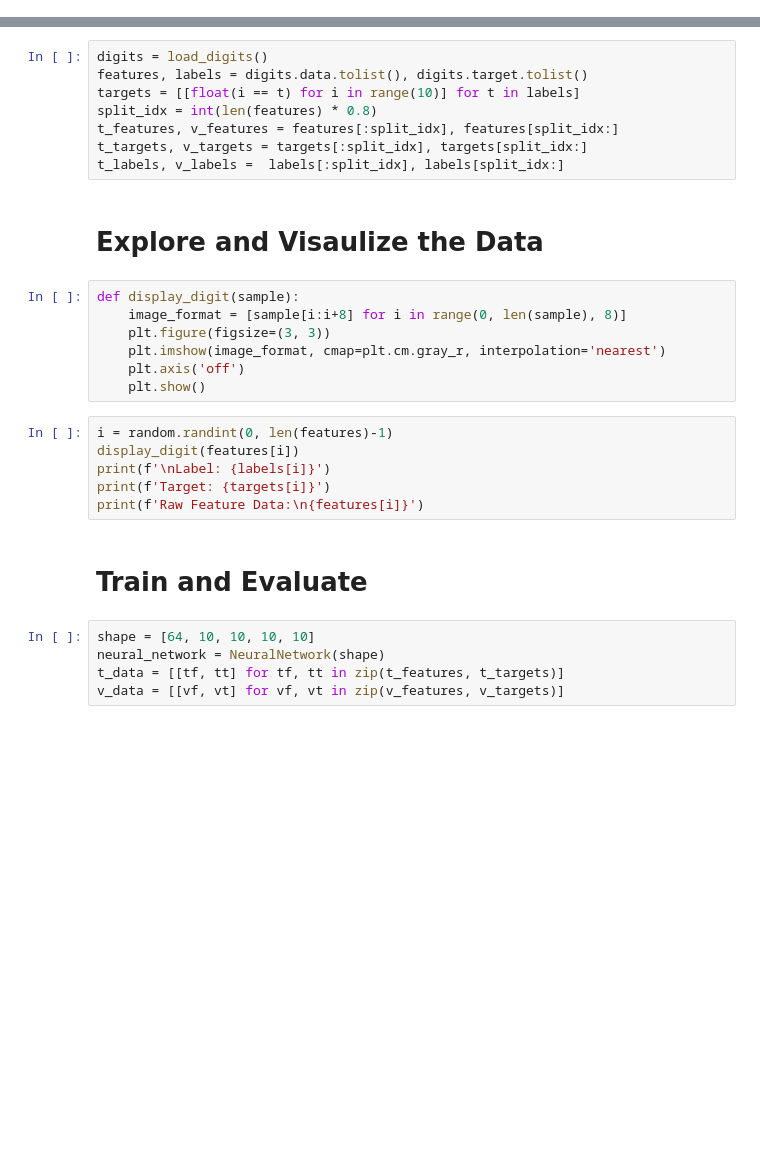
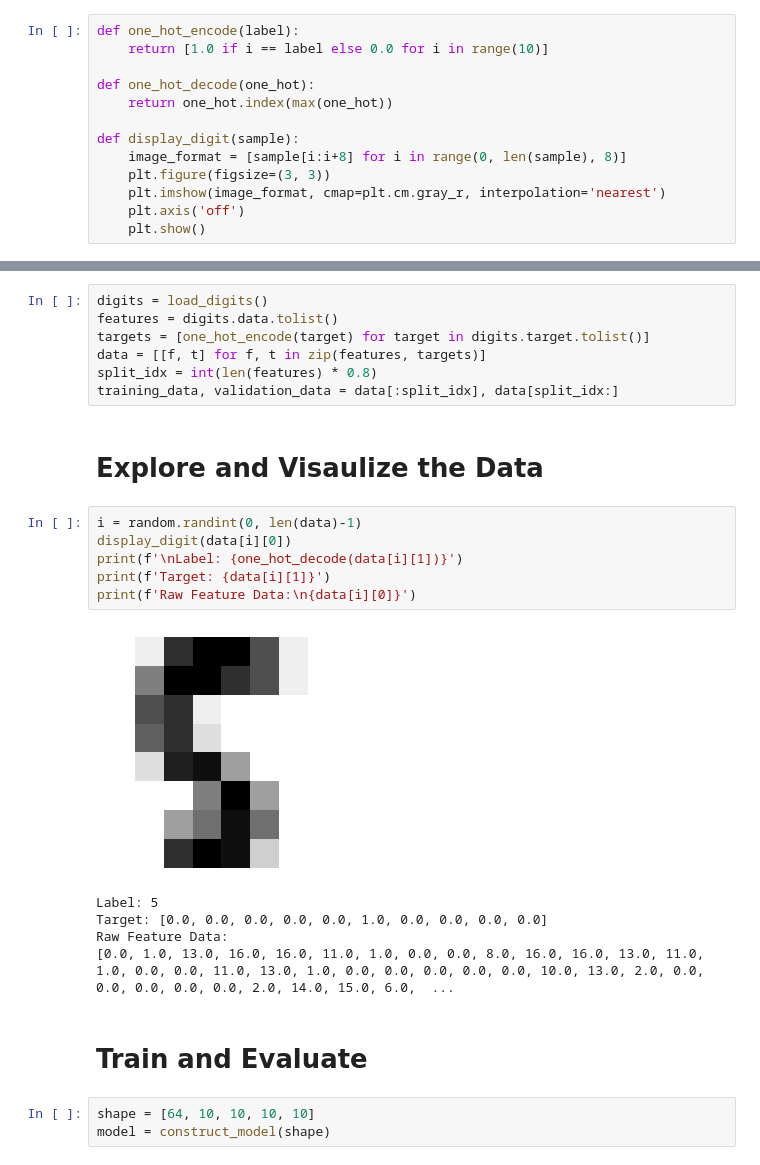
Before and after one commit to EldritchCometh/neural_network_jupyter, a Jupyter notebook: part_07_a_real_classification_task.ipynb, the cells around one changed output, grey strips where cells are left out. Saved outputs shown, nothing was run; the diff lists cells and outputs as text; blank space fills up the shorter version.

```diff
--- a/part_07_a_real_classification_task.ipynb
+++ b/part_07_a_real_classification_task.ipynb
@@ -9,33 +11,42 @@ from sklearn.datasets import load_digits
+# %%
+def one_hot_encode(label):
+    return [1.0 if i == label else 0.0 for i in range(10)]
+
+def one_hot_decode(one_hot):
+    return one_hot.index(max(one_hot))
+
+def display_digit(sample):
+    image_format = [sample[i:i+8] for i in range(0, len(sample), 8)]
+    plt.figure(figsize=(3, 3))
+    plt.imshow(image_format, cmap=plt.cm.gray_r, interpolation='nearest')
+    plt.axis('off')
+    plt.show()
 # %% [markdown]
 # **Load and Prep the Data**
 # %%
 digits = load_digits()
-features, labels = digits.data.tolist(), digits.target.tolist()
-targets = [[float(i == t) for i in range(10)] for t in labels]
+features = digits.data.tolist()
+targets = [one_hot_encode(target) for target in digits.target.tolist()]
+data = [[f, t] for f, t in zip(features, targets)]
 split_idx = int(len(features) * 0.8)
-t_features, v_features = features[:split_idx], features[split_idx:]
-t_targets, v_targets = targets[:split_idx], targets[split_idx:]
-t_labels, v_labels =  labels[:split_idx], labels[split_idx:]
+training_data, validation_data = data[:split_idx], data[split_idx:]
 # %% [markdown]
 # **Explore and Visaulize the Data**
-# %%
-def display_digit(sample):
-    image_format = [sample[i:i+8] for i in range(0, len(sample), 8)]
-    plt.figure(figsize=(3, 3))
-    plt.imshow(image_format, cmap=plt.cm.gray_r, interpolation='nearest')
-    plt.axis('off')
-    plt.show()
 # %%
-i = random.randint(0, len(features)-1)
-display_digit(features[i])
-print(f'\nLabel: {labels[i]}')
-print(f'Target: {targets[i]}')
-print(f'Raw Feature Data:\n{features[i]}')
+i = random.randint(0, len(data)-1)
+display_digit(data[i][0])
+print(f'\nLabel: {one_hot_decode(data[i][1])}')
+print(f'Target: {data[i][1]}')
+print(f'Raw Feature Data:\n{data[i][0]}')
+# %% [output]
+[figure, added]
+Label: 5
+Target: [0.0, 0.0, 0.0, 0.0, 0.0, 1.0, 0.0, 0.0, 0.0, 0.0]
+Raw Feature Data:
+[0.0, 1.0, 13.0, 16.0, 16.0, 11.0, 1.0, 0.0, 0.0, 8.0, 16.0, 16.0, 13.0, 11.0, 1.0, 0.0, 0.0, 11.0, 13.0, 1.0, 0.0, 0.0, 0.0, 0.0, 0.0, 10.0, 13.0, 2.0, 0.0, 0.0, 0.0, 0.0, 0.0, 2.0, 14.0, 15.0, 6.0,  ...
 # %% [markdown]
 # **Train and Evaluate**
 # %%
 shape = [64, 10, 10, 10, 10]
-neural_network = NeuralNetwork(shape)
-t_data = [[tf, tt] for tf, tt in zip(t_features, t_targets)]
-v_data = [[vf, vt] for vf, vt in zip(v_features, v_targets)]
+model = construct_model(shape)
 # %%
```
Also changed, not shown: parts of 3 cells of this notebook, 6 other files.
